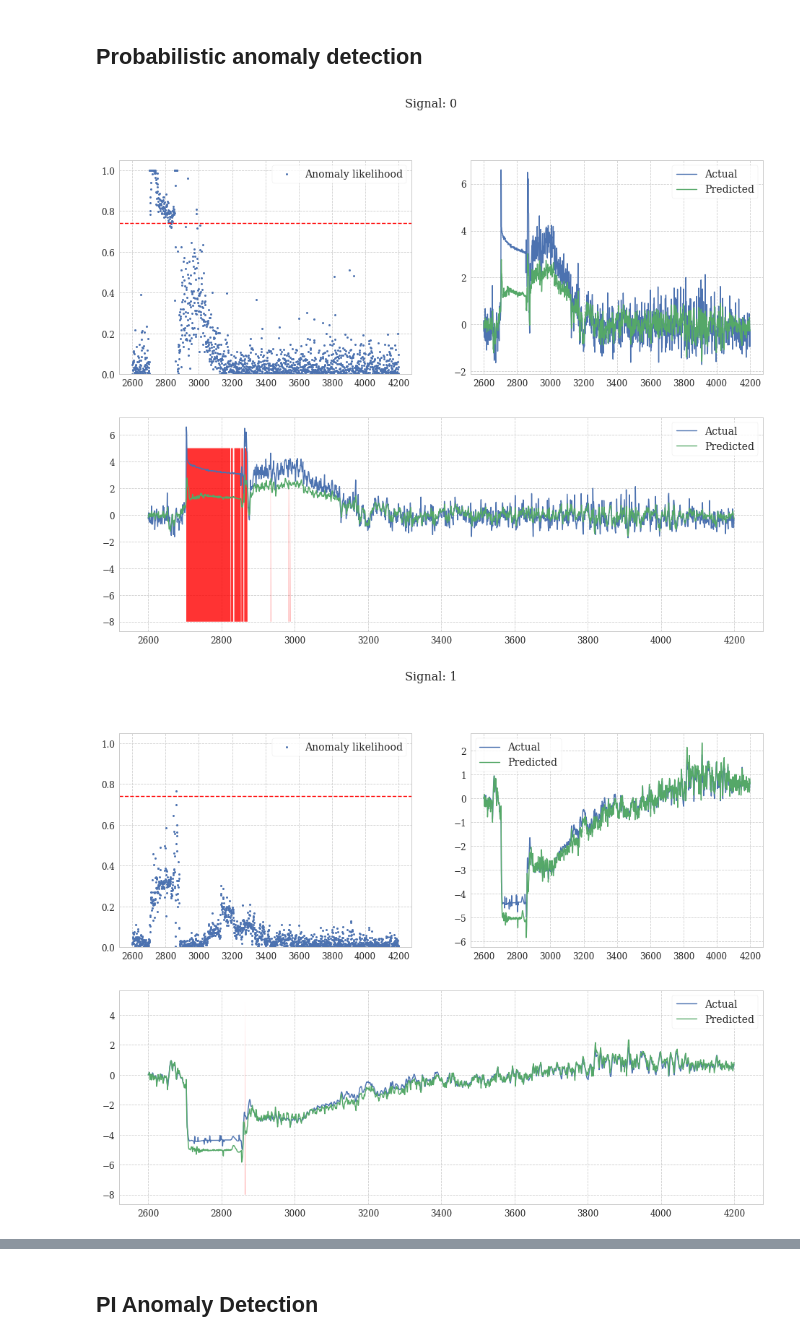
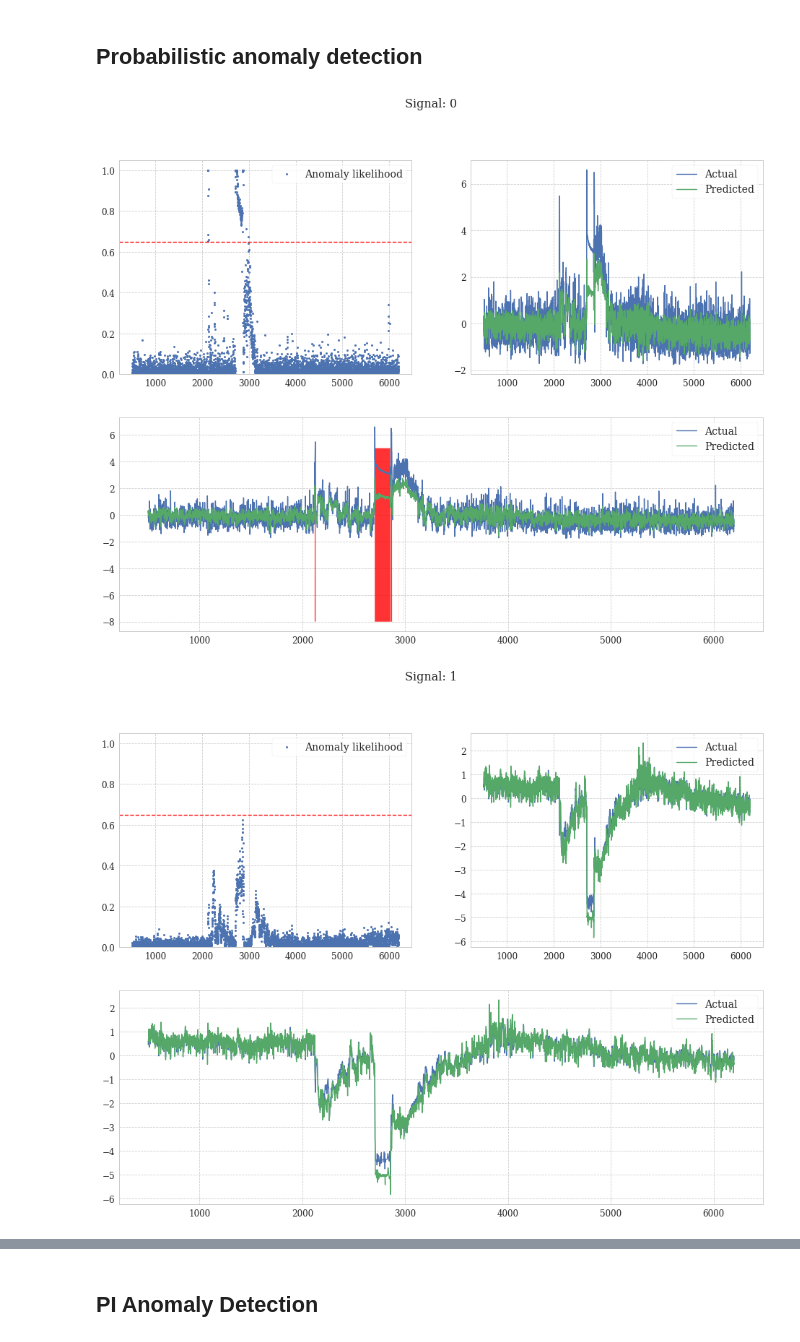
Before and after one commit to hreiten/master-thesis, a Jupyter notebook: src/anomaly-detection/anomaly_detection.ipynb, the cells around one changed output, grey strips where cells are left out. Drawn from its saved outputs; the diff is of its cells as text; code cells hidden in the pictures.

```diff
--- a/src/anomaly-detection/anomaly_detection.ipynb
+++ b/src/anomaly-detection/anomaly_detection.ipynb
@@ -128,7 +128,7 @@ res = [create_residual_distribution(signal = i, plot = True) for i in range(0,3)
 # %%
 # Plot results
 def plot_probabilistic_anomalies(anomaly_likelihoods, signal = 0):
-    UPPER_ANOMALY_THRESHOLD = 0.99 if not log_likelihood else 0.74
+    UPPER_ANOMALY_THRESHOLD = 0.99 if not log_likelihood else 0.65
 
     x = np.linspace(START, END, (END - START))
 
@@ -167,7 +167,7 @@ def calculate_anomaly_score(residuals):
      return pd.DataFrame(
         residuals,
         columns = ['res']
-    ).ewm(alpha = 0.8).mean()['res'].values[-1]
+    ).ewm(alpha = 0.5).mean()['res'].values[-1]
 
 
 def calculate_anomaly_likelihood(
@@ -191,35 +191,35 @@ y_pred = y_anomaly
 
 y_hat = model.predict(x_pred)
 
-START = 2600
-END = len(y_hat) - 3000
+START = 500
+END = len(y_hat) - 1000
 
 log_likelihood = True
 NUM_AVERAGED_ANOMALY_SCORES = 6
 
 residuals = np.zeros(len(y_hat))
 anomaly_likelihoods = np.zeros(len(y_hat))
 
 def run():
     for signal in range(0, 3):
         res_dist = create_residual_distribution(signal = signal, plot = False)
         (mu, sigma) = getattr(stats, 'norm').fit(res_dist)
 
         for index in range(START, END):
             residual = y_hat[:,signal][index] - y_pred[:,signal][index]
             residuals[index] = residual
 
             anomaly_likelihoods[index] = calculate_anomaly_likelihood(
                 residuals = residuals[(index - NUM_AVERAGED_ANOMALY_SCORES): (index + 1)],
                 y = y_pred,
                 y_hat = y_hat,
                 mu = mu,
                 sigma = sigma
             )
 
         plot_probabilistic_anomalies(signal = signal, anomaly_likelihoods = anomaly_likelihoods)
 
 run()
 # %% [output]
-[figure, old version]
+[figure, new version]
-[figure, old version]
+[figure, new version]
```
Also changed, not shown: parts of 3 cells of this notebook.
